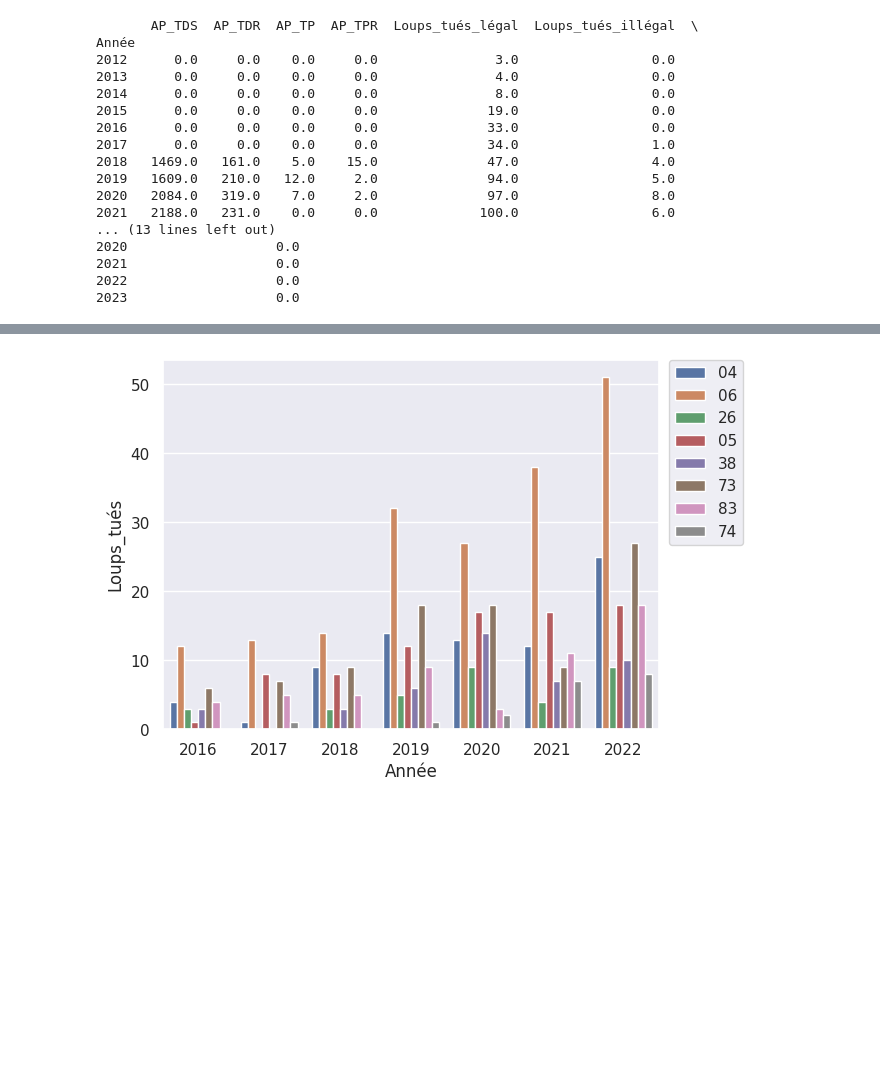
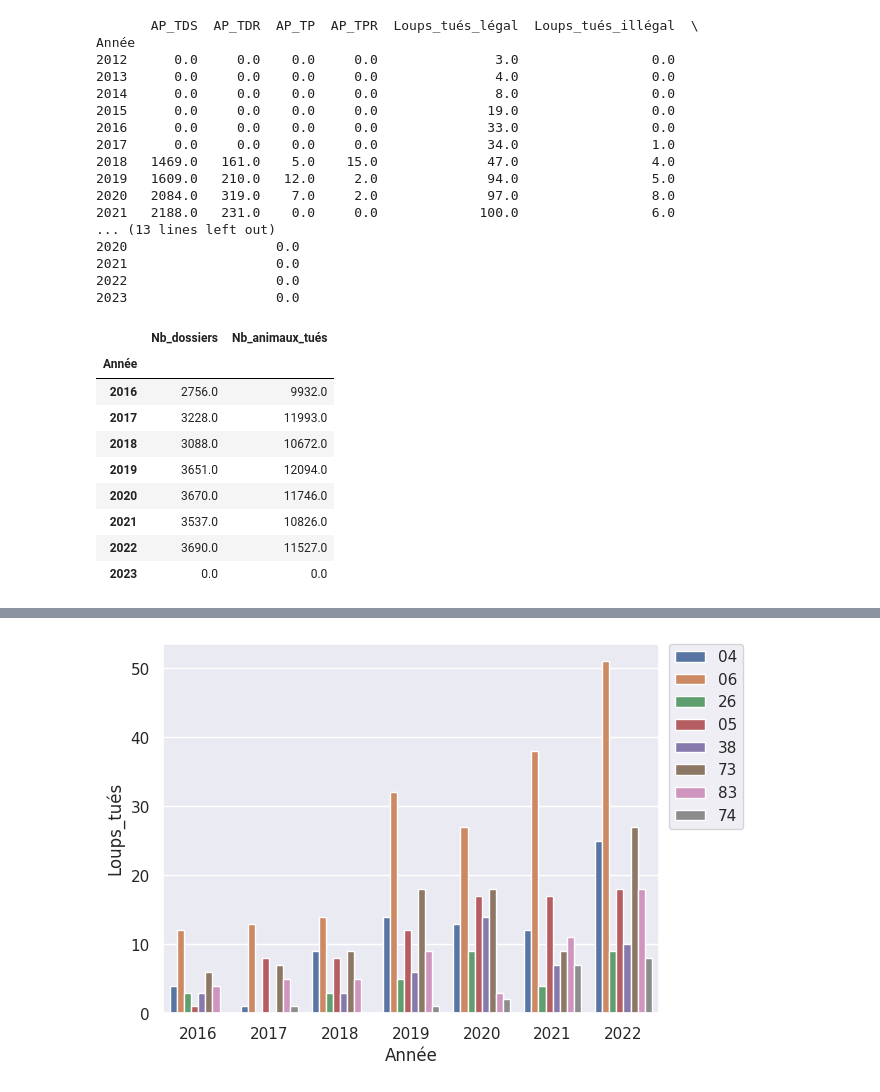
Before and after one commit to dthonon/pna_loup_suivi, a Jupyter notebook: notebook/Analyse_mortalité_loup.ipynb, the cells around one changed output, grey strips where cells are left out. Drawn from its saved outputs; the diff is of its cells as text; code cells hidden in the pictures; blank space fills up the shorter version.

```diff
--- a/notebook/Analyse_mortalité_loup.ipynb
+++ b/notebook/Analyse_mortalité_loup.ipynb
@@ -75,8 +76,20 @@ Année
 2022                   0.0
 2023                   0.0
 # %%
-# dommages_y = dommages.groupby(["Année", "Région"])
-# dommages_y.sum(numeric_only=True)
+dommages_dept = pd.merge(dommages, dept, on="Département")
+dommages_y = dommages_dept.groupby(["Année"])
+dommages_y.sum(numeric_only=True)
+# %% [output]
+|  | Nb_dossiers | Nb_animaux_tués |
+| Année |  |  |
+| 2016 | 2756.0 | 9932.0 |
+| 2017 | 3228.0 | 11993.0 |
+| 2018 | 3088.0 | 10672.0 |
+| 2019 | 3651.0 | 12094.0 |
+| 2020 | 3670.0 | 11746.0 |
+| 2021 | 3537.0 | 10826.0 |
+| 2022 | 3690.0 | 11527.0 |
+| 2023 | 0.0 | 0.0 |
 # %%
 # interventions_y = interventions.groupby(["Année"])
 # interventions_y.sum(numeric_only=True)
```
Also changed, not shown: parts of 5 cells of this notebook, 3 other files.
